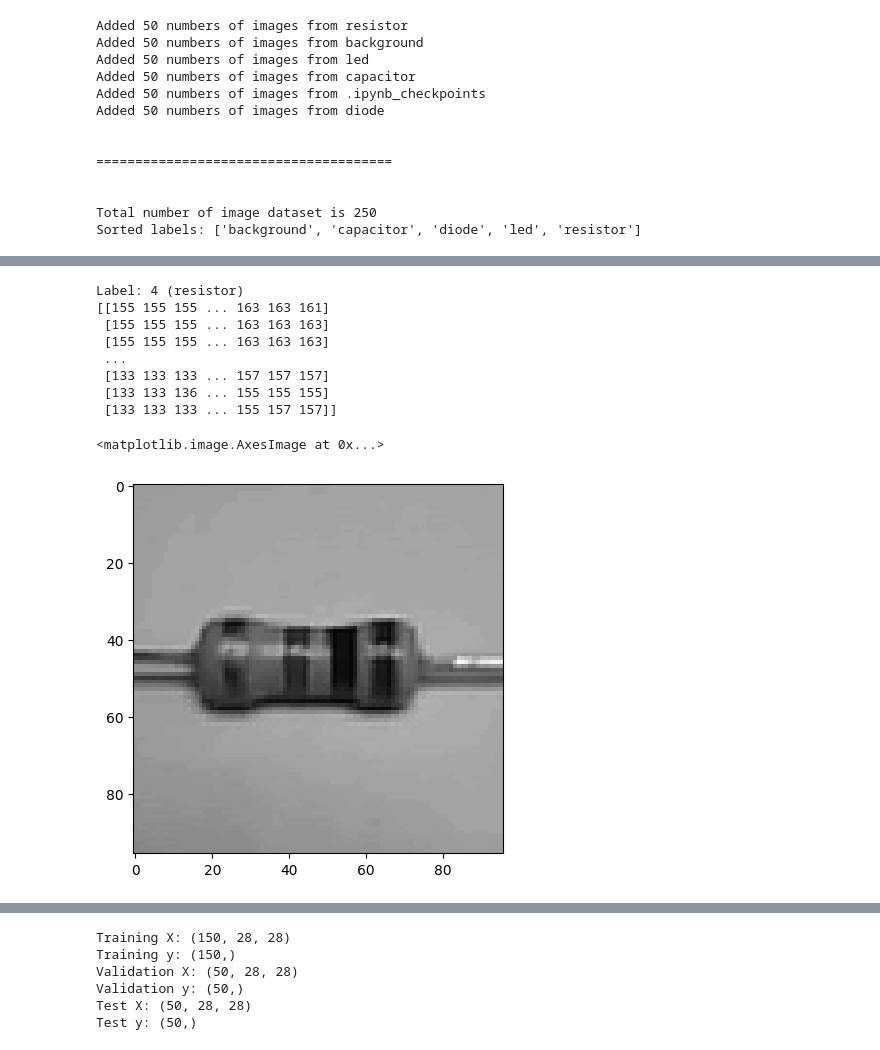
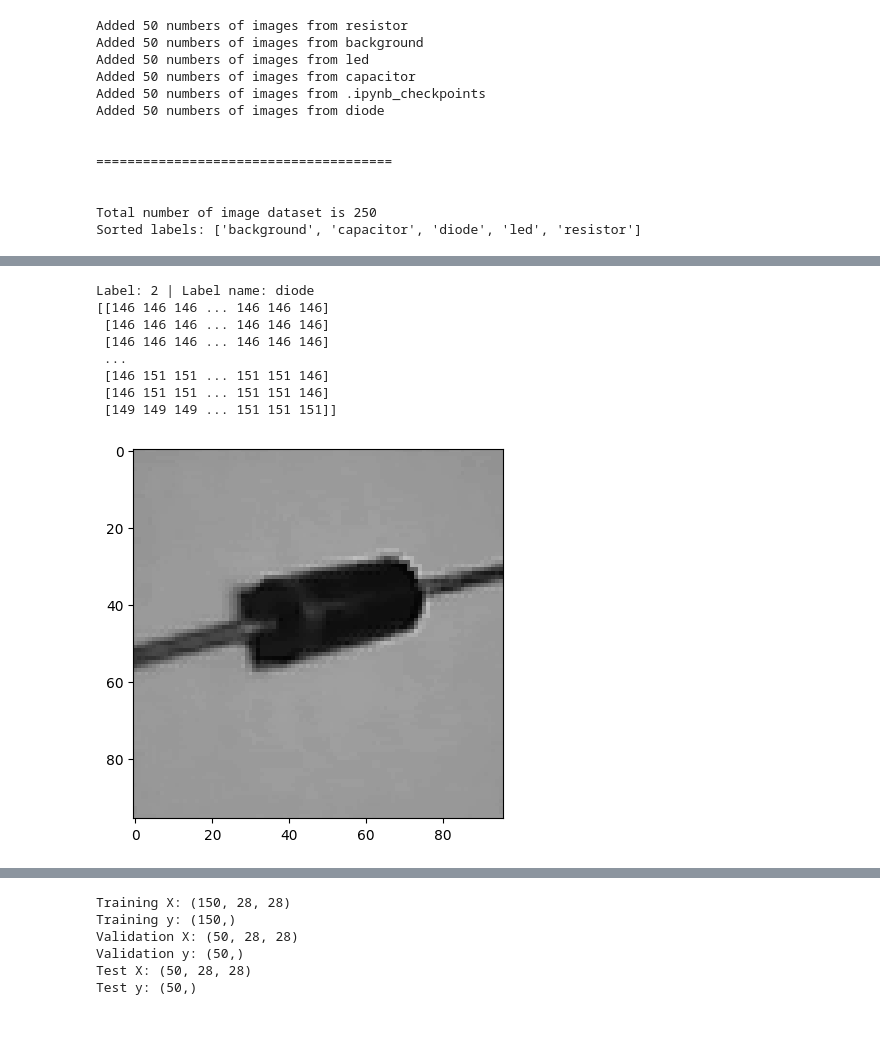
Before and after one commit to Bjoshua25/Embedded-vision-electronics-image-identifier, a Jupyter notebook: 1.2.3 - Training an Image Classifier with Keras/image_classifier_dnn.ipynb, the cells around one changed output, grey strips where cells are left out. Drawn from its saved outputs; the diff is of its cells as text; code cells hidden in the pictures.

```diff
--- a/1.2.3 - Training an Image Classifier with Keras/image_classifier_dnn.ipynb
+++ b/1.2.3 - Training an Image Classifier with Keras/image_classifier_dnn.ipynb
@@ -92,7 +92,7 @@ for label in os.listdir(DATASET_PATH):
 
 
     # Add label to Label list
-    y_all.append(labels)
+    y_all.append(label)
 
   print(f"Added {1 + i} numbers of images from {label}")
 
@@ -126,15 +122,16 @@ NameError: name 'y' is not defined
 # %%
-### Convert labels to numbers
+# ---------- CONVERT ALL LABELS TO NUMBERS --------------
 
-# Show the labels before the conversion
-print("Before:", y_all)
+# label before conversion
+print(f"Before: {y_all}")
 
-# Convert each label to its index in the labels
 y_out = []
 for i, label in enumerate(y_all):
-  y_out.append(labels.index(label))
+  y_num = labels.index(label)
+  y_out.append(y_num)
+
 y_all = y_out
 
-# Show the labels after the conversion
-print("After:", y_all)
+# labels after conversion to number
+print(f"After: {y_all}")
 # %% [output]
@@ -178,24 +180,29 @@ Number of training samples: 150
 # %%
-### View one of the training samples
+# --------- VIEW ONE OF THE TRAINING SAMPLE IMAGE ------------
 
-# Chose which sample you want to view
-idx = 0
+idx = 10
 
-# Print out label (numbe and string) and part of the array
-print("Label: " + str(y_train[idx]) + " (" + labels[y_train[idx]] + ")")
+
+# print the label number and name
+print(f"Label: {y_train[idx]} | Label name: {labels[y_train[idx]]}")
+
+# Print some of image number in numpy array
 print(X_train[idx])
 
-# Display image from array
-plt.imshow(X_train[idx], cmap='gray', vmin=0, vmax=255)
+plt.imshow(
+    X_train[idx],
+    cmap= 'gray',
+    vmin= 0,
+    vmax = 255
+    );
 # %% [output]
-Label: 4 (resistor)
-[[155 155 155 ... 163 163 161]
- [155 155 155 ... 163 163 163]
- [155 155 155 ... 163 163 163]
+Label: 2 | Label name: diode
+[[146 146 146 ... 146 146 146]
+ [146 146 146 ... 146 146 146]
+ [146 146 146 ... 146 146 146]
  ...
- [133 133 133 ... 157 157 157]
- [133 133 136 ... 155 155 155]
- [133 133 133 ... 155 157 157]]
+ [146 151 151 ... 151 151 146]
+ [146 151 151 ... 151 151 146]
+ [149 149 149 ... 151 151 151]]
-<matplotlib.image.AxesImage at 0x...>
-[figure, old version]
+[figure, new version]
 # %%
```
Also changed, not shown: parts of 17 cells of this notebook.
